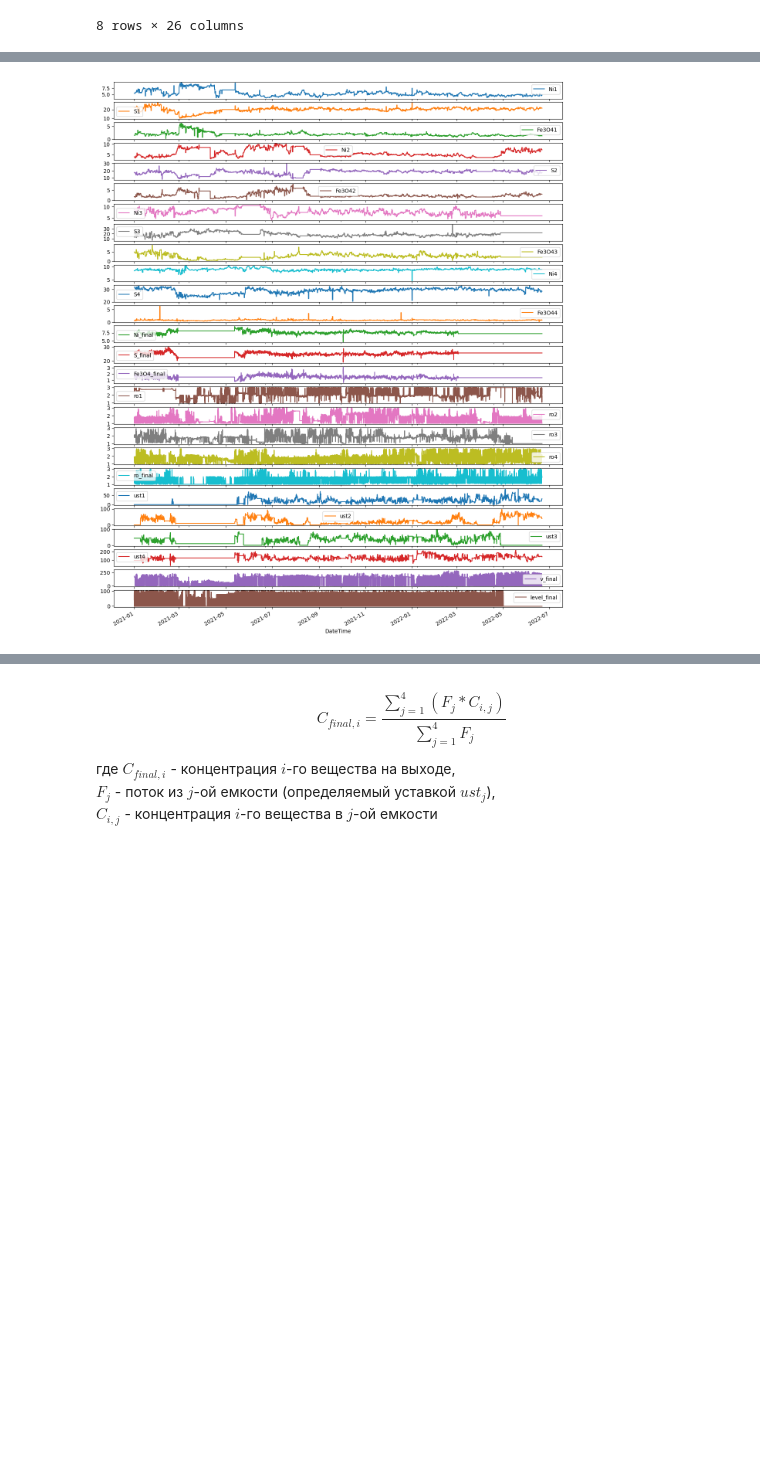
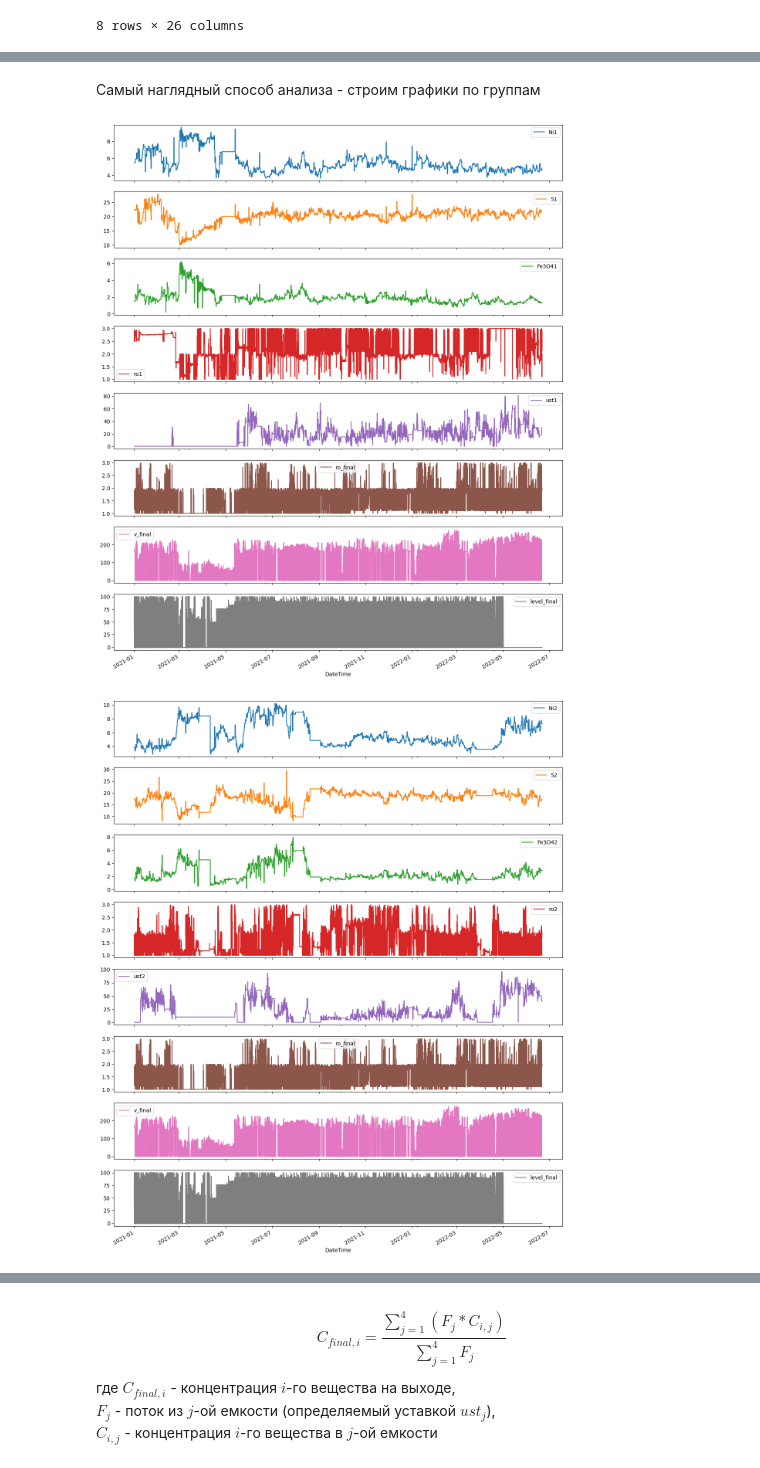
Before and after one commit to seri4ka/GB_task1, a Jupyter notebook: task.ipynb, the cells around one changed output, grey strips where cells are left out. Drawn from its saved outputs; the diff is of its cells as text; code cells hidden in the pictures; blank space fills up the shorter version.

```diff
--- a/task.ipynb
+++ b/task.ipynb
@@ -67,0 +74,22 @@ dtype: int64
+# %%
+columns_groups = {
+  1: ['Ni1', 'S1', 'Fe3O41', 'ro1', 'ust1', 'ro_final', 'v_final', 'level_final'],
+  2: ['Ni2', 'S2', 'Fe3O42', 'ro2', 'ust2', 'ro_final', 'v_final', 'level_final'],
+  3: ['Ni3', 'S3', 'Fe3O43', 'ro3', 'ust3', 'ro_final', 'v_final', 'level_final'],
+  4: ['Ni4', 'S4', 'Fe3O44', 'ro4', 'ust4', 'ro_final', 'v_final', 'level_final'],
+}
+
+columns_groups_no_final = {
+  1: ['Ni1', 'S1', 'Fe3O41', 'ro1', 'ust1'],
+  2: ['Ni2', 'S2', 'Fe3O42', 'ro2', 'ust2'],
+  3: ['Ni3', 'S3', 'Fe3O43', 'ro3', 'ust3'],
+  4: ['Ni4', 'S4', 'Fe3O44', 'ro4', 'ust4'],
+}
+
+columns_groups_entity = {
+  1: ['Ni1', 'Ni2', 'Ni3', 'Ni4'],
+  2: ['S1', 'S2', 'S3', 'S4'],
+  3: ['ro1', 'ro2', 'ro3', 'ro4', 'ro_final'],
+  4: ['Fe3O41', 'Fe3O42', 'Fe3O43', 'Fe3O44'],
+  5: ['ust1', 'ust2', 'ust3', 'ust4'],
+}
@@ -67,0 +98,5 @@ dtype: int64
+# %%
+for col in columns_groups:
+  plt.figure(figsize=(12,10))
+  sns.heatmap(data1[columns_groups[col]].corr(), annot=True)
+  plt.show()
@@ -68,5 +108,9 @@ dtype: int64
+# %% [markdown]
+Самый наглядный способ анализа - строим графики по группам
 # %%
-data1.plot(subplots=True, figsize=(15, 20))
-plt.show()
+for col in columns_groups:
+  data1[columns_groups[col]].plot(subplots=True, figsize=(15, 20), legend='center left')
+  plt.show()
 # %% [output]
-[figure, old version]
+[figure, new version]
+[figure, added]
```
Also changed, not shown: parts of 41 cells of this notebook.
